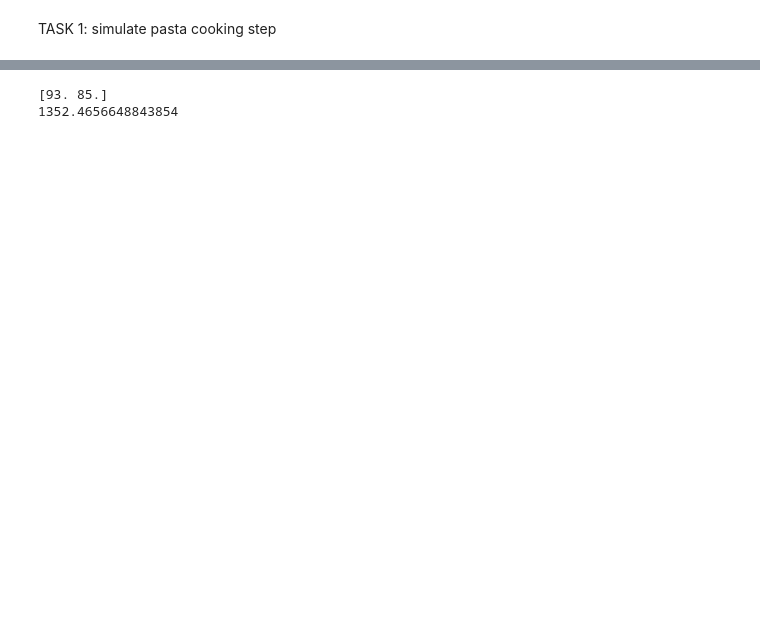
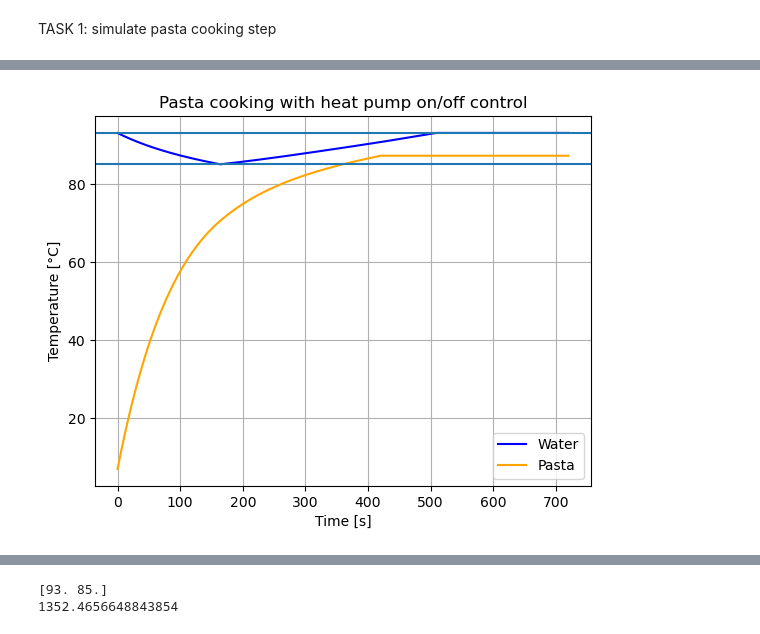
Before and after one commit to kcurumi/SHCT, a Jupyter notebook: Project.ipynb, the cells around one changed output, grey strips where cells are left out. Cells and saved outputs as stored; diff of their text form; code cells hidden in the pictures; blank space fills up the shorter version.

```diff
--- a/Project.ipynb
+++ b/Project.ipynb
@@ -67,0 +149,98 @@ TASK 1: simulate pasta cooking step
+# %%
+def model2(y,t,Q):
+    T_h2o, T_pasta = y
+    Q_dot_env = 0
+    Q_dot_pasta = 0
+    if Q > 0:
+        dT_h2o_dt = (- Q_dot_env - Q_dot_pasta + Q) / (V * rho * cp_h2o)
+    else:
+        dT_h2o_dt = (- Q_dot_env - Q_dot_pasta) / (V * rho * cp_h2o)
+    dT_pasta_dt = (Q_dot_pasta) / (m_pasta * cp_pasta)
+
+    return [dT_h2o_dt, dT_pasta_dt]
+# %%
+# Simulation setup
+
+dt = 1
+t_sim = np.arange(0, t_cook+dt+t_break, dt)
+state = [T_max_h2o, T_pasta_in]  # [T_h2o, T_pasta]
+T_h2o = [state[0]]
+T_pasta = [state[1]]
+Q_track = [0]
+heat_pump = "off"
+Q=0
+
+# Time loop
+
+for i in range(1, len(t_sim)):
+    if i > t_cook:
+        Tprev = state[0]
+        if Tprev <= T_min_h2o:
+            if heat_pump == "off":
+                heat_pump = "on"
+                Q = Q_h2o
+
+        elif Tprev >= T_max_h2o:
+            if heat_pump == "on":
+                heat_pump = "off"
+                Q = 0
+
+        elif T_min_h2o < Tprev < T_max_h2o:
+            if heat_pump == "on":
+                Q = Q_h2o
+            else:
+                Q = 0
+        # Integrate one step
+        state_next = odeint(model2, state, [0, dt], args=(Q,))
+        state = state_next[-1]  # update current state
+
+        # Store
+        T_h2o.append(state[0])
+        T_pasta.append(state[1])
+        Q_track.append(Q)
+
+    else:
+
+        Tprev = state[0]
+
+        # --- Controller Logic ---
+        if Tprev <= T_min_h2o:
+            if heat_pump == "off":
+                heat_pump = "on"
+                Q = Q_h2o
+
+        elif Tprev >= T_max_h2o:
+            if heat_pump == "on":
+                heat_pump = "off"
+                Q = 0
+
+        elif T_min_h2o < Tprev < T_max_h2o:
+            if heat_pump == "on":
+                Q = Q_h2o
+            else:
+                Q = 0
+
+        # Integrate one step
+        state_next = odeint(model, state, [0, dt], args=(Q,))
+        state = state_next[-1]  # update current state
+
+        # Store
+        T_h2o.append(state[0])
+        T_pasta.append(state[1])
+        Q_track.append(Q)
+
+plt.plot(t_sim, T_h2o, label='Water', color='blue')
+plt.plot(t_sim, T_pasta, label='Pasta', color='orange')
+plt.axhline(T_max_h2o)
+plt.axhline(T_min_h2o)
+plt.xlabel('Time [s]')
+plt.ylabel('Temperature [°C]')
+plt.legend()
+plt.grid(True)
+plt.title("Pasta cooking with heat pump on/off control")
+plt.show()
+#print(T_h2o)
+#print(T_pasta)
+plt.plot(t_sim, Q_track)
+# %% [output]
+[figure, added]
```
Also changed, not shown: parts of 9 cells of this notebook, 1 other file.
